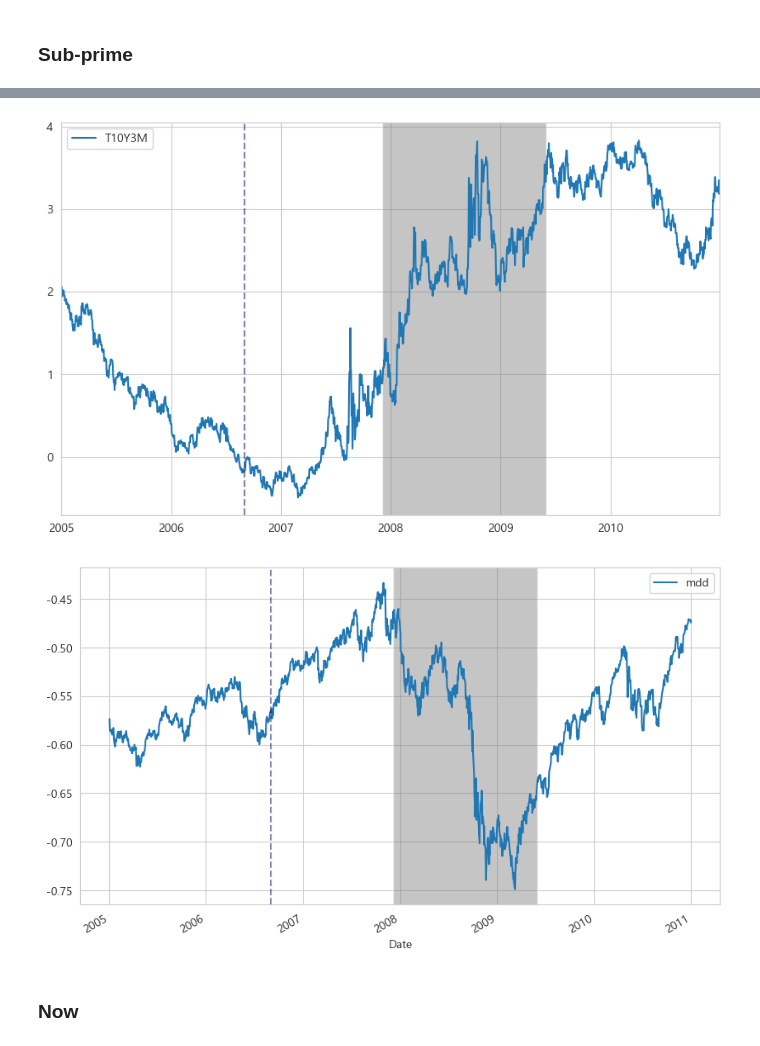
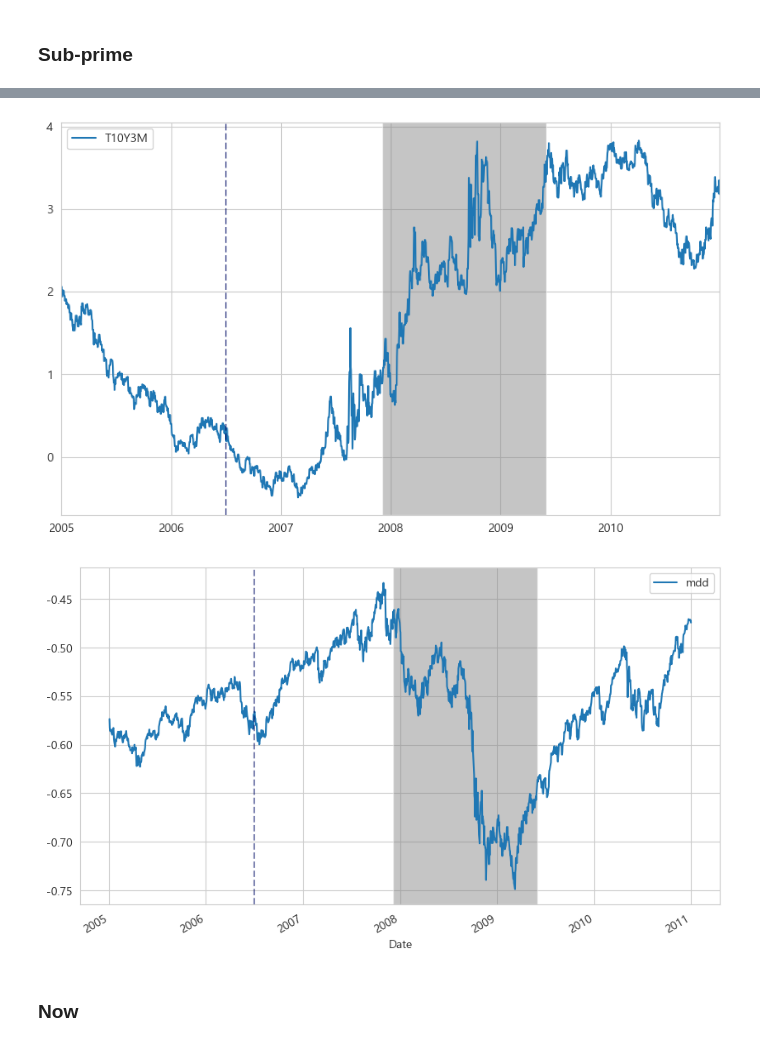
Before and after one commit to sdjhs0327/ws_fn, a Jupyter notebook: analytics/01_01_shock_case_study.ipynb, the cells around one changed output, grey strips where cells are left out. Drawn from its saved outputs; the diff is of its cells as text; code cells hidden in the pictures.

```diff
--- a/analytics/01_01_shock_case_study.ipynb
+++ b/analytics/01_01_shock_case_study.ipynb
@@ -263,17 +261,17 @@ plt.show()
 # %%
 rate_data[['T10Y3M']]["2005":"2010"].plot()
 plt.axvspan('2007-12-04', '2009-06-01', facecolor='gray', alpha=0.45)
-plt.axvline(x = '2006-09-01', color = '#000C66', linestyle = '--', alpha = 0.5)
+plt.axvline(x = '2006-07-01', color = '#000C66', linestyle = '--', alpha = 0.5)
 plt.show()
 # %% [output]
-[figure, old version]
+[figure, new version]
 # %%
 mdd_df[['mdd']]["2005":"2010"].plot()
 plt.axvspan('2007-12-04', '2009-06-01', facecolor='gray', alpha=0.45)
-plt.axvline(x = '2006-09-01', color = '#000C66', linestyle = '--', alpha = 0.5)
+plt.axvline(x = '2006-07-01', color = '#000C66', linestyle = '--', alpha = 0.5)
 plt.show()
 # %% [output]
-[figure, old version]
+[figure, new version]
 # %% [markdown]
 ### Now
 # %%
```
Also changed, not shown: parts of 13 cells of this notebook, 1 other file.
